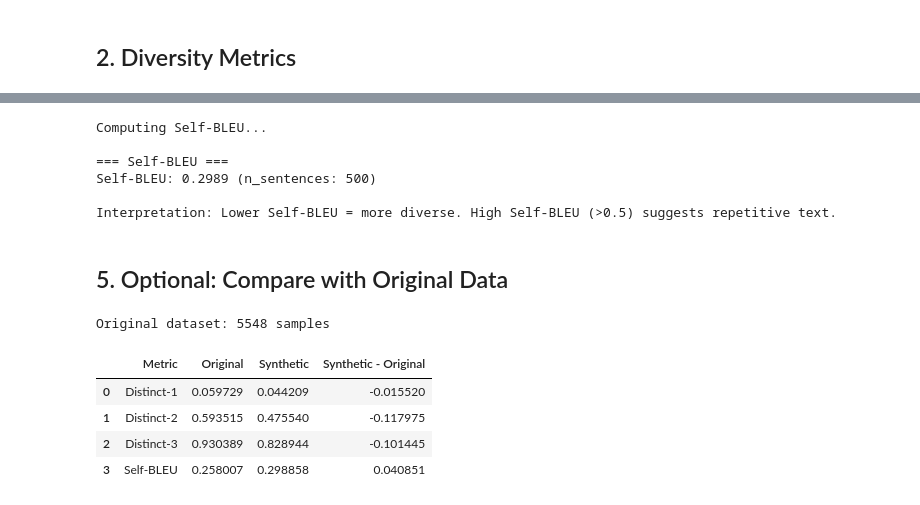
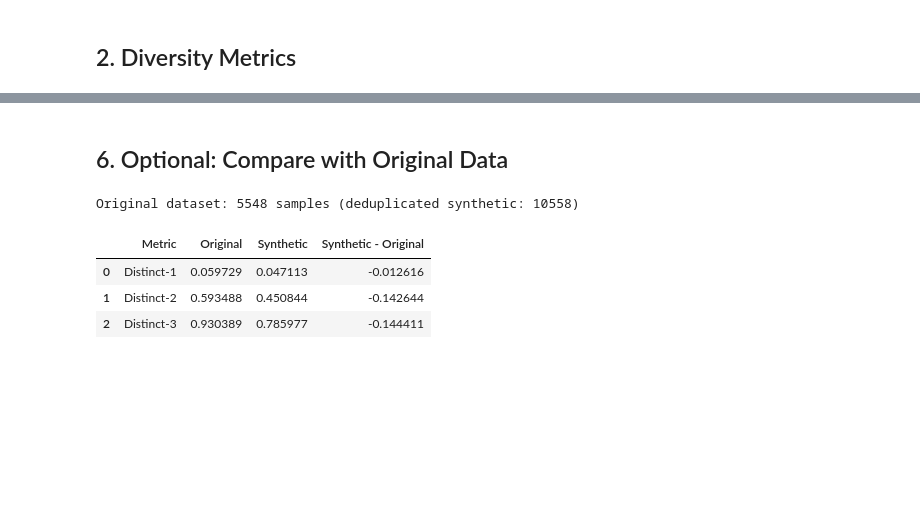
Before and after one commit to giahuy1310/topicmodeling, a Jupyter notebook: tm_research/Generated_data_eval.ipynb, the cells around one changed output, grey strips where cells are left out. Drawn from its saved outputs; the diff is of its cells as text; code cells hidden in the pictures; blank space fills up the shorter version.

```diff
--- a/tm_research/Generated_data_eval.ipynb
+++ b/tm_research/Generated_data_eval.ipynb
@@ -12,6 +17,21 @@ This notebook evaluates lexical diversity of synthetic data using metrics from T
 # %%
+import hashlib
+import os
+import struct
+from pathlib import Path
+from typing import Dict, List, Set, Tuple
+
 import pandas as pd
-from typing import List, Tuple
 import nltk
+from IPython.display import display
 
 nltk.download("punkt_tab", quiet=True)
+
+DATA_DIR = Path("data/processed")
+SYNTHETIC_PATH = DATA_DIR / "train_1500_gen_eval.csv"
+TEST_PATH = DATA_DIR / "test_final.csv"
+ORIGINAL_PATH = DATA_DIR / "train_org_processed.csv"
+DEDUP_OUTPUT_PATH = DATA_DIR / "train_1500_gen_eval_dedup.csv"
+SIMILARITY_THRESHOLD = 0.90
+SHINGLE_SIZE = 3
+NUM_PERM = 128
@@ -141,43 +367,29 @@ Distinct-3: 0.8289 (unique trigrams: 80,827 / 97,506)
-# %%
-# Self-BLEU (use sample_size=500 for faster run on large corpora)
-print("Computing Self-BLEU...")
-self_bleu_result = compute_self_bleu(synthetic_texts, sample_size=500)
-print(f"\n=== Self-BLEU ===")
-print(f"Self-BLEU: {self_bleu_result['self_bleu']:.4f} (n_sentences: {self_bleu_result['n_sentences']})")
-print("\nInterpretation: Lower Self-BLEU = more diverse. High Self-BLEU (>0.5) suggests repetitive text.")
-# %% [output]
-Computing Self-BLEU...
-
-=== Self-BLEU ===
-Self-BLEU: 0.2989 (n_sentences: 500)
-
-Interpretation: Lower Self-BLEU = more diverse. High Self-BLEU (>0.5) suggests repetitive text.
 # %% [markdown]
-## 5. Optional: Compare with Original Data
+## 6. Optional: Compare with Original Data
 # %%
-if os.path.exists(original_path):
-    original_df = pd.read_csv(original_path)
+if ORIGINAL_PATH.is_file():
+    if "original_df" not in globals():
+        original_df = pd.read_csv(ORIGINAL_PATH)
     orig_text_col = "Sentence_clean" if "Sentence_clean" in original_df.columns else "Sentence"
     original_texts = original_df[orig_text_col].dropna().astype(str).tolist()
-    print(f"Original dataset: {len(original_texts)} samples")
+    print(f"Original dataset: {len(original_texts)} samples (deduplicated synthetic: {len(synthetic_texts)})")
 
     orig_d1 = compute_distinct_n(original_texts, n=1)
     orig_d2 = compute_distinct_n(original_texts, n=2)
-    orig_sb = compute_self_bleu(original_texts, sample_size=500)
+    orig_d3 = compute_distinct_n(original_texts, n=3)
 
     summary = pd.DataFrame({
-        "Metric": ["Distinct-1", "Distinct-2", "Distinct-3", "Self-BLEU"],
-        "Original": [orig_d1["distinct_1"], orig_d2["distinct_2"], compute_distinct_n(original_texts, 3)["distinct_3"], orig_sb["self_bleu"]],
-        "Synthetic": [distinct_1["distinct_1"], distinct_2["distinct_2"], distinct_3["distinct_3"], self_bleu_result["self_bleu"]],
+        "Metric": ["Distinct-1", "Distinct-2", "Distinct-3"],
+        "Original": [orig_d1["distinct_1"], orig_d2["distinct_2"], orig_d3["distinct_3"]],
+        "Synthetic": [distinct_1["distinct_1"], distinct_2["distinct_2"], distinct_3["distinct_3"]],
     })
     summary["Synthetic - Original"] = summary["Synthetic"] - summary["Original"]
     display(summary)
 else:
     print("Original file not found. Skipping comparison.")
 # %% [output]
-Original dataset: 5548 samples
+Original dataset: 5548 samples (deduplicated synthetic: 10558)
 |  | Metric | Original | Synthetic | Synthetic - Original |
-| 0 | Distinct-1 | 0.059729 | 0.044209 | -0.015520 |
-| 1 | Distinct-2 | 0.593515 | 0.475540 | -0.117975 |
-| 2 | Distinct-3 | 0.930389 | 0.828944 | -0.101445 |
-| 3 | Self-BLEU | 0.258007 | 0.298858 | 0.040851 |
+| 0 | Distinct-1 | 0.059729 | 0.047113 | -0.012616 |
+| 1 | Distinct-2 | 0.593488 | 0.450844 | -0.142644 |
+| 2 | Distinct-3 | 0.930389 | 0.785977 | -0.144411 |
```
Also changed, not shown: parts of 10 cells of this notebook, 10 other files.
